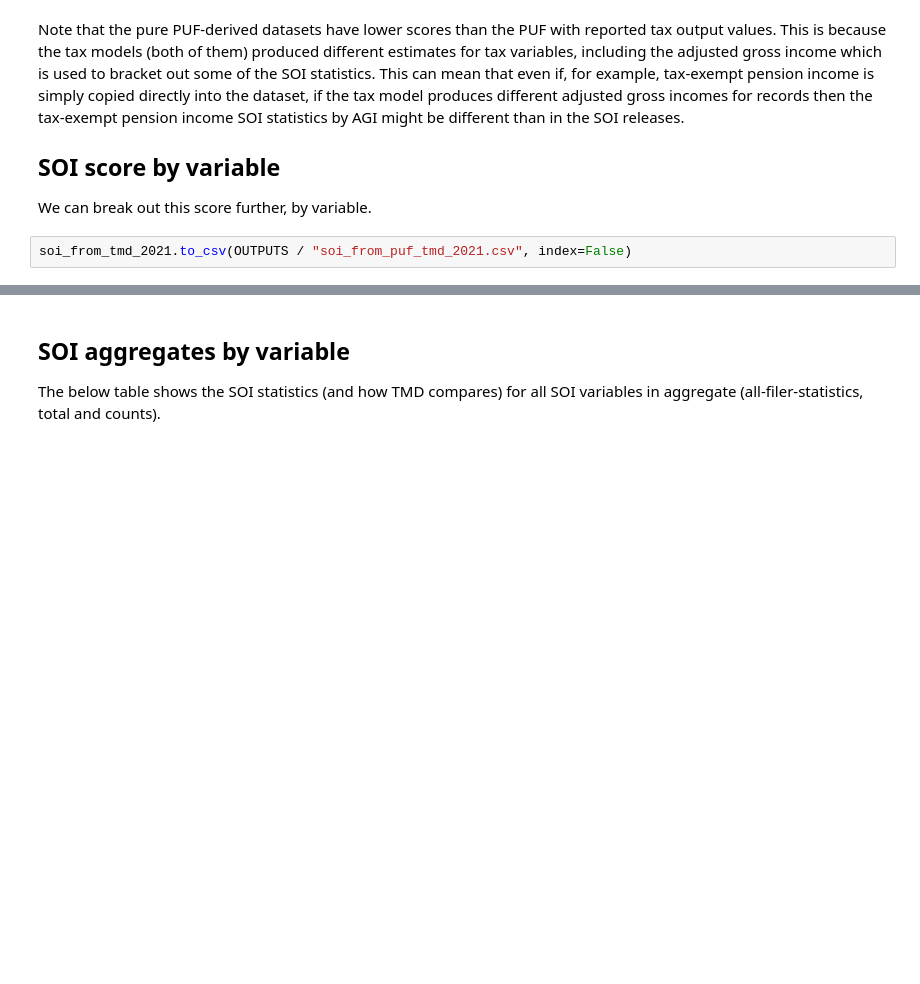
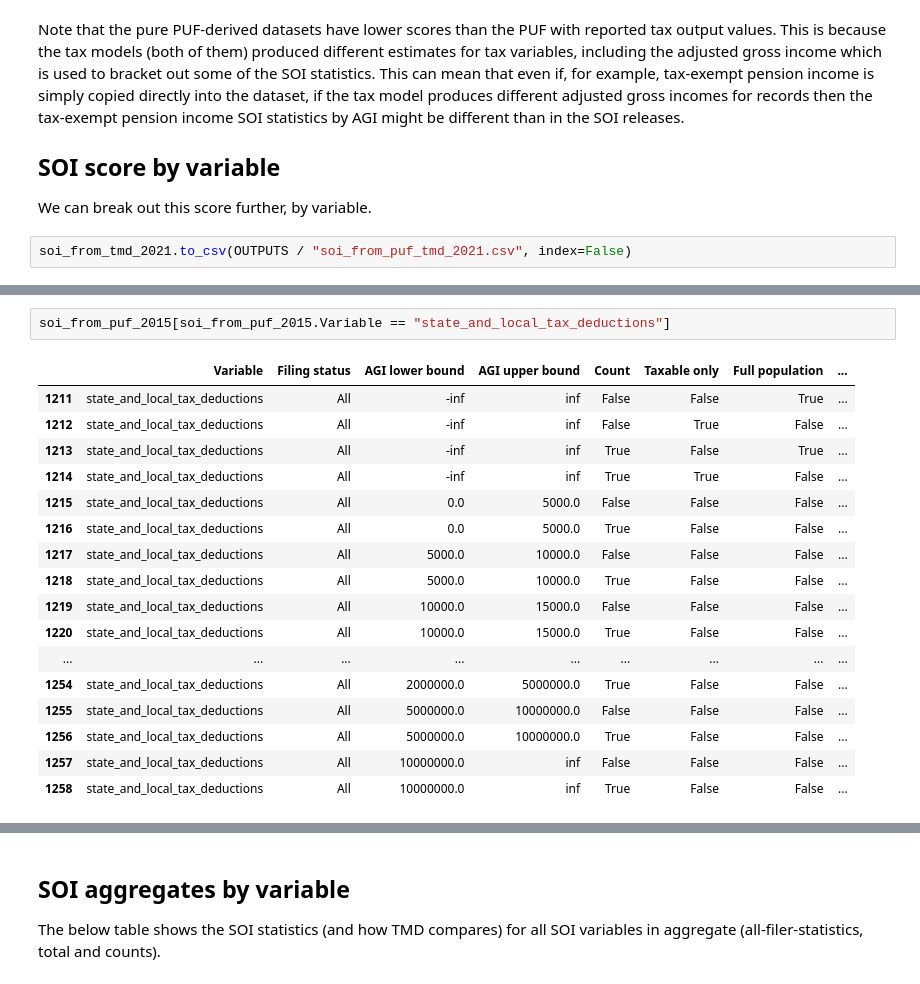
Before and after one commit to PSLmodels/tax-microdata-benchmarking, a Jupyter notebook: docs/book/validation.ipynb, the cells around one changed output, grey strips where cells are left out. Saved outputs shown, nothing was run; the diff lists cells and outputs as text; blank space fills up the shorter version.

```diff
--- a/docs/book/validation.ipynb
+++ b/docs/book/validation.ipynb
@@ -166,4 +166,24 @@ score_by_dataset.sort_values("TMD (2021)")
 | count_of_exemptions | 100.0 | 100.0 | 100.0 | 100.0 | 100.0 | 100.0 | 100.0 |
+# %%
+soi_from_puf_2015[soi_from_puf_2015.Variable == "state_and_local_tax_deductions"]
+# %% [output]
+|  | Variable | Filing status | AGI lower bound | AGI upper bound | Count | Taxable only | Full population | ... |
+| 1211 | state_and_local_tax_deductions | All | -inf | inf | False | False | True | ... |
+| 1212 | state_and_local_tax_deductions | All | -inf | inf | False | True | False | ... |
+| 1213 | state_and_local_tax_deductions | All | -inf | inf | True | False | True | ... |
+| 1214 | state_and_local_tax_deductions | All | -inf | inf | True | True | False | ... |
+| 1215 | state_and_local_tax_deductions | All | 0.0 | 5000.0 | False | False | False | ... |
+| 1216 | state_and_local_tax_deductions | All | 0.0 | 5000.0 | True | False | False | ... |
+| 1217 | state_and_local_tax_deductions | All | 5000.0 | 10000.0 | False | False | False | ... |
+| 1218 | state_and_local_tax_deductions | All | 5000.0 | 10000.0 | True | False | False | ... |
+| 1219 | state_and_local_tax_deductions | All | 10000.0 | 15000.0 | False | False | False | ... |
+| 1220 | state_and_local_tax_deductions | All | 10000.0 | 15000.0 | True | False | False | ... |
+| ... | ... | ... | ... | ... | ... | ... | ... | ... |
+| 1254 | state_and_local_tax_deductions | All | 2000000.0 | 5000000.0 | True | False | False | ... |
+| 1255 | state_and_local_tax_deductions | All | 5000000.0 | 10000000.0 | False | False | False | ... |
+| 1256 | state_and_local_tax_deductions | All | 5000000.0 | 10000000.0 | True | False | False | ... |
+| 1257 | state_and_local_tax_deductions | All | 10000000.0 | inf | False | False | False | ... |
+| 1258 | state_and_local_tax_deductions | All | 10000000.0 | inf | True | False | False | ... |
 # %%
 # What happened over reweighting?
 
```
Also changed, not shown: parts of 4 cells of this notebook, 1 other file.
